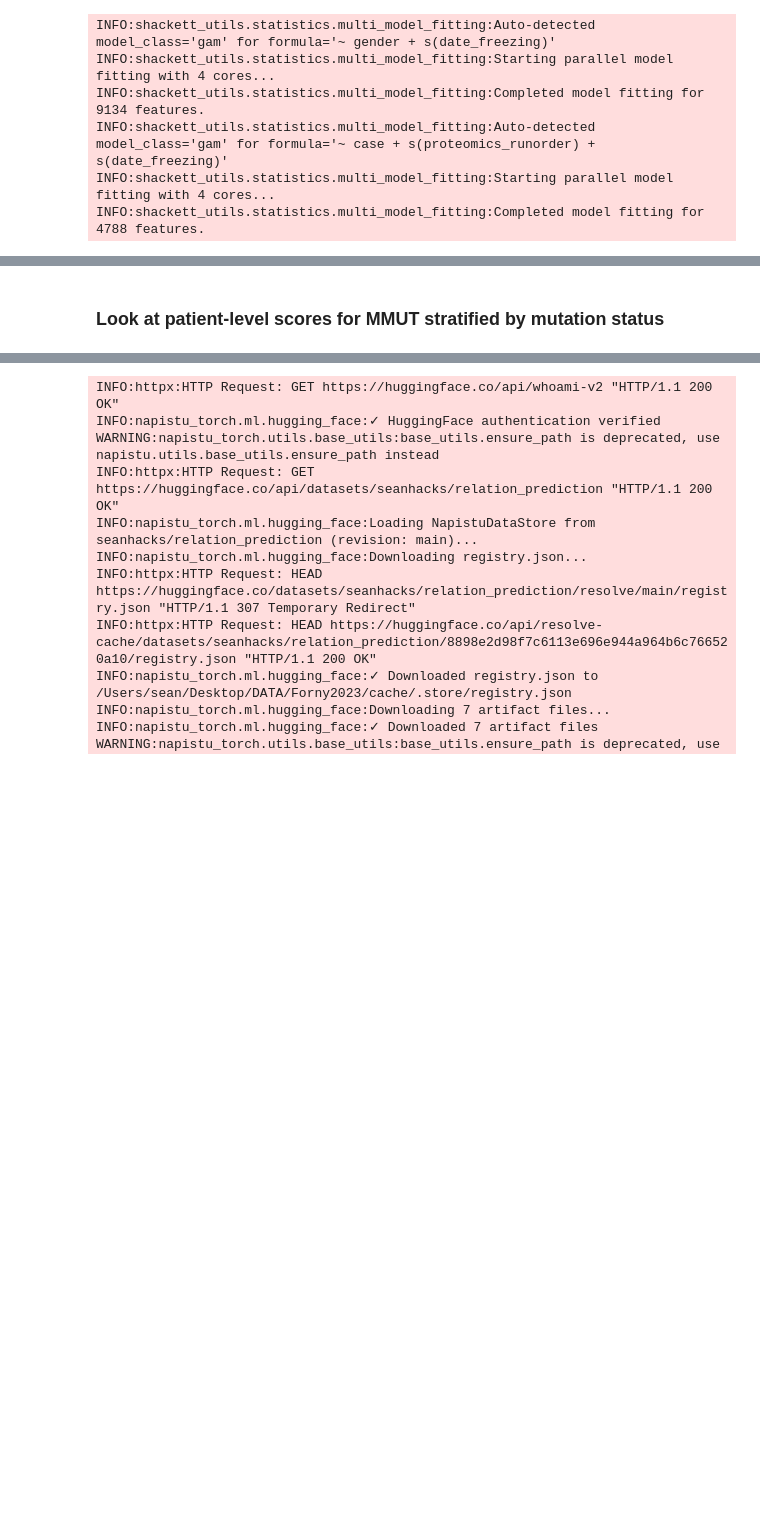
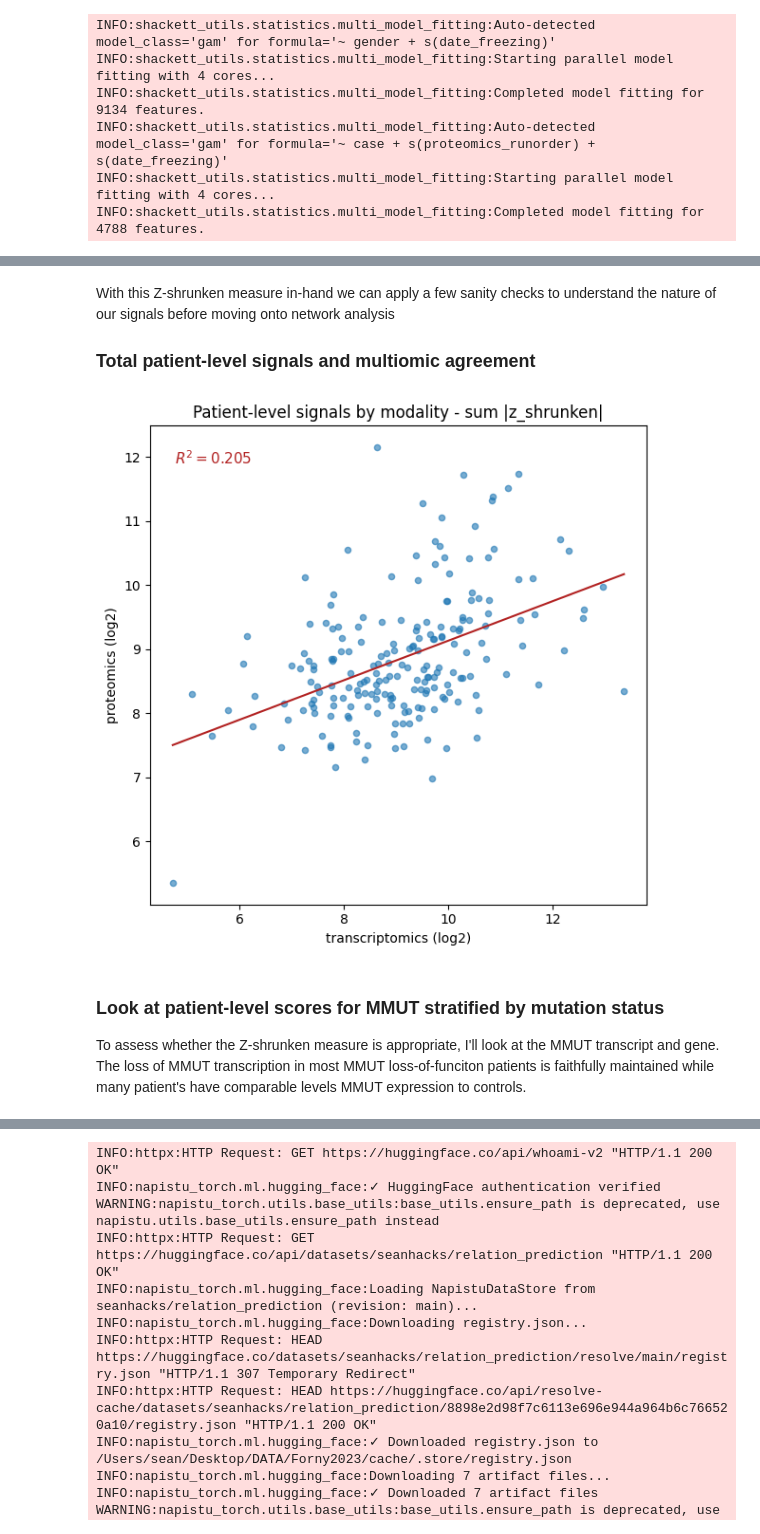
Before and after one commit to napistu/napistu-scrapyard, a Jupyter notebook: applications/forny_2023/predict_driver_mutations.ipynb, the cells around one changed output, grey strips where cells are left out. Cells and saved outputs as stored; diff of their text form; code cells hidden in the pictures; blank space fills up the shorter version.

```diff
--- a/applications/forny_2023/predict_driver_mutations.ipynb
+++ b/applications/forny_2023/predict_driver_mutations.ipynb
@@ -322,2 +594,21 @@ INFO:shackett_utils.statistics.multi_model_fitting:Completed model fitting for 4
+# %% [markdown]
+With this Z-shrunken measure in-hand we can apply a few sanity checks to understand the nature of our signals before moving onto network analysis
+
+### Total patient-level signals and multiomic agreement
+# %%
+patient_level_summaries = (
+    derived_summaries
+    .groupby(["modality", "attribute"])["abs_z_shrunken"]
+    .sum()
+    .reset_index()
+    .pivot(index = "attribute", columns = "modality", values = "abs_z_shrunken")
+    .dropna()
+)
+
+plot_patient_level_signals(patient_level_summaries)
+# %% [output]
+[figure, added]
 # %% [markdown]
 ### Look at patient-level scores for MMUT stratified by mutation status
+
+To assess whether the Z-shrunken measure is appropriate, I'll look at the MMUT transcript and gene. The loss of MMUT transcription in most MMUT loss-of-funciton patients is faithfully maintained while many patient's have comparable levels MMUT expression to controls.
```
Also changed, not shown: parts of 45 cells of this notebook, 1 other file.
